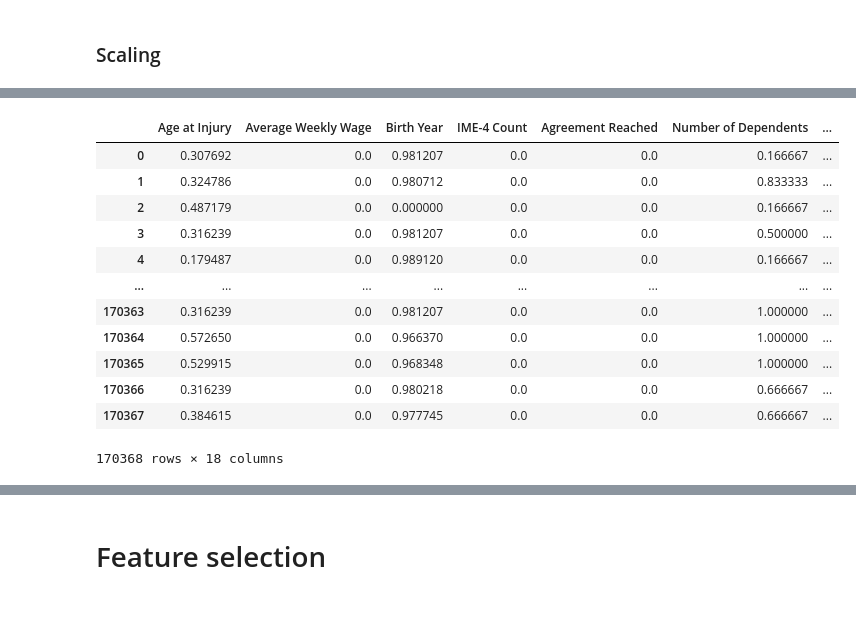
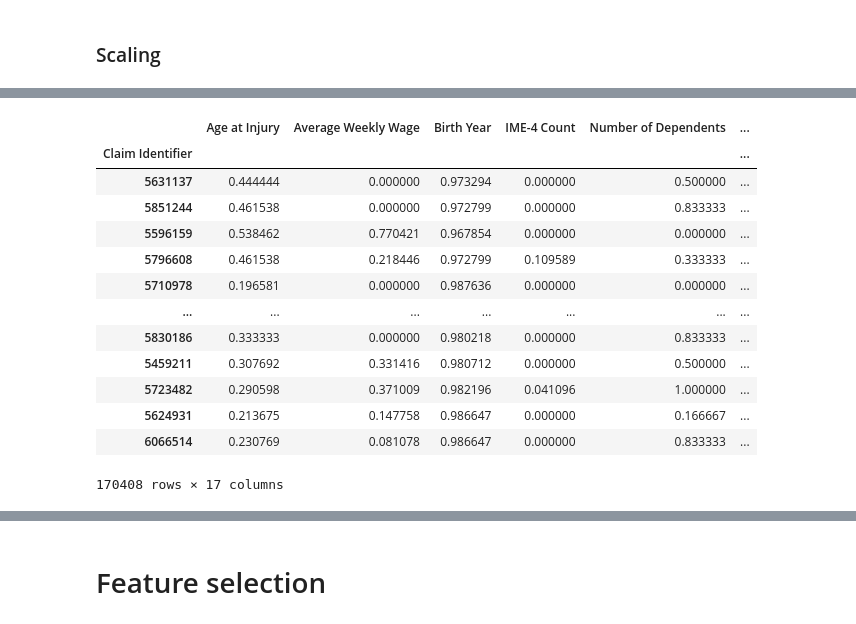
Before and after one commit to RLopes2327/Group17_ML2425, a Jupyter notebook: RL-notebook.ipynb, the cells around one changed output, grey strips where cells are left out. Drawn from its saved outputs; the diff is of its cells as text; code cells hidden in the pictures.

```diff
--- a/RL-notebook.ipynb
+++ b/RL-notebook.ipynb
@@ -608,9 +591,8 @@ Agreement reach: just 0 or 1 values, no outliers
 
 Number of dependents: all good
 # %%
-X_train_num.drop(['Accident Year', 'Birth_Year_2'], axis=1, inplace=True)
-X_val_num.drop(['Accident Year', 'Birth_Year_2'], axis=1, inplace=True)
-X_test_num.drop(['Accident Year', 'Birth_Year_2'], axis=1, inplace=True)
+train_data.drop(['Accident Year', 'Birth_Year_2'], axis=1, inplace=True)
+test_data.drop(['Accident Year', 'Birth_Year_2'], axis=1, inplace=True)
 # %% [markdown]
 o que fazer com o Bith Year = 0?
 # %%
@@ -620,6 +602,5 @@ o que fazer com o Bith Year = 0?
 # %%
-not_voluntary_train = X_train_num[X_train_num['Average Weekly Wage'] != 0]
-not_voluntary_val = X_val_num[X_val_num['Average Weekly Wage'] != 0]
+not_voluntary_train = train_data[train_data['Average Weekly Wage'] != 0]
 # %% [markdown]
 1/3 are non-voluntary, so the majority is voluntary
 
@@ -714,6 +675,27 @@ X_train_cat.drop(columns=date_cols, inplace=True)
 X_val_cat.drop(columns=date_cols, inplace=True) """
 # %% [output]
 " date_cols = ['Accident Date', 'Assembly Date', 'C-2 Date', 'First Hearing Date'] #'C-3 Date',\n\nfor col in date_cols:\n    X_train_cat[col] = pd.to_datetime(X_train_cat[col], errors='coerce')\n     ...
+# %%
+X = train_data_cleaned.drop('Claim Injury Type', axis = 1)
+y = train_data_cleaned['Claim Injury Type']
+
+X_train, X_val,y_train, y_val = train_test_split(X,y,
+                                                train_size = 0.7,
+                                                random_state=0,
+                                                shuffle = True,
+                                                stratify = y)
+
+#For train
+X_train_num = X_train.select_dtypes(include=np.number).set_index(X_train.index)
+X_train_cat = X_train.select_dtypes(exclude=np.number).set_index(X_train.index)
+
+#For Validation
+X_val_num = X_val.select_dtypes(include=np.number).set_index(X_val.index)
+X_val_cat = X_val.select_dtypes(exclude=np.number).set_index(X_val.index)
+
+#For test
+X_test_num = test_data.select_dtypes(include=np.number).set_index(test_data.index)
+X_test_cat = test_data.select_dtypes(exclude=np.number).set_index(test_data.index)
 # %% [markdown]
 tirar a data
 # %%
@@ -759,9 +741,7 @@ X_val_cat_encoded """
 # %%
 scaler = MinMaxScaler()
 
-X_train_num_scaled = scaler.fit_transform(X_train_num_cleaned)
-X_train_num_scaled = pd.DataFrame(X_train_num_scaled, columns=X_train_num_cleaned.columns)
-X_test_num_scaled = scaler.transform(X_test_num)
-X_test_num_scaled = pd.DataFrame(X_test_num_scaled, columns=X_test_num.columns)
+X_train_num_scaled = scaler.fit_transform(X_train_num)
+X_train_num_scaled = pd.DataFrame(X_train_num_scaled, index=X_train_num.index, columns=X_train_num.columns)
 X_train_num_scaled
 # %% [output]
@@ -771,18 +762,19 @@ Feature names seen at fit time, yet now missing:
 # %%
-X_val_num_scaled = scaler.transform(X_val_num_cleaned)
-X_val_num_scaled = pd.DataFrame(X_val_num_scaled, columns=X_val_num_cleaned.columns)
+X_val_num_scaled = scaler.transform(X_val_num)
+X_val_num_scaled = pd.DataFrame(X_val_num_scaled, index=X_val_num.index, columns=X_val_num.columns)
 X_val_num_scaled
 # %% [output]
-|  | Age at Injury | Average Weekly Wage | Birth Year | IME-4 Count | Agreement Reached | Number of Dependents | ... |
-| 0 | 0.307692 | 0.0 | 0.981207 | 0.0 | 0.0 | 0.166667 | ... |
-| 1 | 0.324786 | 0.0 | 0.980712 | 0.0 | 0.0 | 0.833333 | ... |
-| 2 | 0.487179 | 0.0 | 0.000000 | 0.0 | 0.0 | 0.166667 | ... |
-| 3 | 0.316239 | 0.0 | 0.981207 | 0.0 | 0.0 | 0.500000 | ... |
-| 4 | 0.179487 | 0.0 | 0.989120 | 0.0 | 0.0 | 0.166667 | ... |
-| ... | ... | ... | ... | ... | ... | ... | ... |
-| 170363 | 0.316239 | 0.0 | 0.981207 | 0.0 | 0.0 | 1.000000 | ... |
-| 170364 | 0.572650 | 0.0 | 0.966370 | 0.0 | 0.0 | 1.000000 | ... |
-| 170365 | 0.529915 | 0.0 | 0.968348 | 0.0 | 0.0 | 1.000000 | ... |
-| 170366 | 0.316239 | 0.0 | 0.980218 | 0.0 | 0.0 | 0.666667 | ... |
-| 170367 | 0.384615 | 0.0 | 0.977745 | 0.0 | 0.0 | 0.666667 | ... |
+|  | Age at Injury | Average Weekly Wage | Birth Year | IME-4 Count | Number of Dependents | ... |
+| Claim Identifier |  |  |  |  |  | ... |
+| 5631137 | 0.444444 | 0.000000 | 0.973294 | 0.000000 | 0.500000 | ... |
+| 5851244 | 0.461538 | 0.000000 | 0.972799 | 0.000000 | 0.833333 | ... |
+| 5596159 | 0.538462 | 0.770421 | 0.967854 | 0.000000 | 0.000000 | ... |
+| 5796608 | 0.461538 | 0.218446 | 0.972799 | 0.109589 | 0.333333 | ... |
+| 5710978 | 0.196581 | 0.000000 | 0.987636 | 0.000000 | 0.000000 | ... |
+| ... | ... | ... | ... | ... | ... | ... |
+| 5830186 | 0.333333 | 0.000000 | 0.980218 | 0.000000 | 0.833333 | ... |
+| 5459211 | 0.307692 | 0.331416 | 0.980712 | 0.000000 | 0.500000 | ... |
+| 5723482 | 0.290598 | 0.371009 | 0.982196 | 0.041096 | 1.000000 | ... |
+| 5624931 | 0.213675 | 0.147758 | 0.986647 | 0.000000 | 0.166667 | ... |
+| 6066514 | 0.230769 | 0.081078 | 0.986647 | 0.000000 | 0.833333 | ... |
-170368 rows × 18 columns
+170408 rows × 17 columns
```
Also changed, not shown: parts of 31 cells of this notebook.
